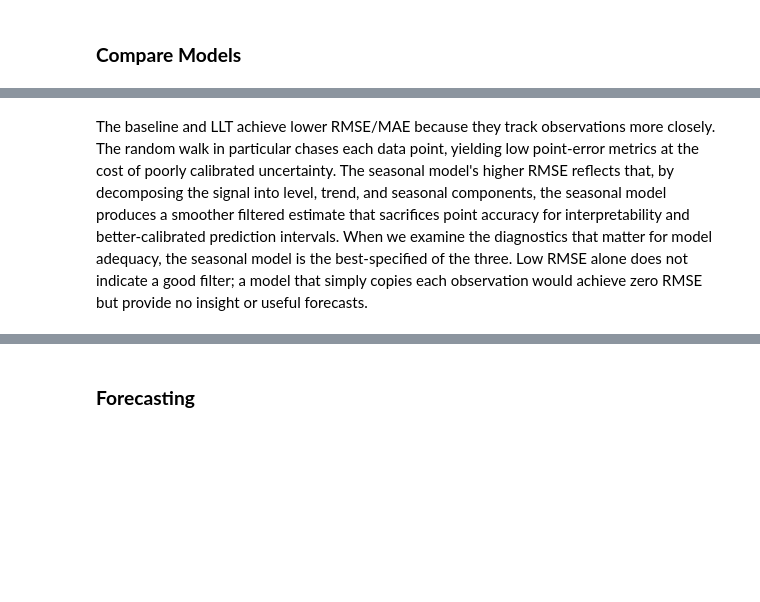
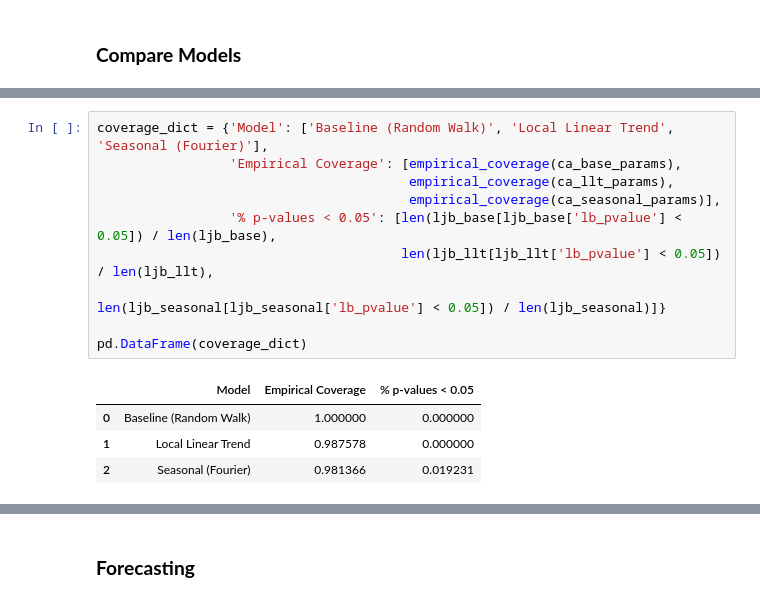
Before and after one commit to alexanderhperalta/kalman-filter, a Jupyter notebook: kalman_filter.ipynb, the cells around one changed output, grey strips where cells are left out. Cells and saved outputs as stored; diff of their text form; blank space fills up the shorter version.

```diff
--- a/kalman_filter.ipynb
+++ b/kalman_filter.ipynb
@@ -479,2 +471,15 @@ pd.DataFrame(comparison_rows)
-# %% [markdown]
-The baseline and LLT achieve lower RMSE/MAE because they track observations more closely. The random walk in particular chases each data point, yielding low point-error metrics at the cost of poorly calibrated uncertainty. The seasonal model's higher RMSE reflects that, by decomposing the signal into level, trend, and seasonal components, the seasonal model produces a smoother filtered estimate that sacrifices point accuracy for interpretability and better-calibrated prediction intervals. When we examine the diagnostics that matter for model adequacy, the seasonal model is the best-specified of the three. Low RMSE alone does not indicate a good filter; a model that simply copies each observation would achieve zero RMSE but provide no insight or useful forecasts.
+# %%
+coverage_dict = {'Model': ['Baseline (Random Walk)', 'Local Linear Trend', 'Seasonal (Fourier)'],
+                 'Empirical Coverage': [empirical_coverage(ca_base_params),
+                                        empirical_coverage(ca_llt_params),
+                                        empirical_coverage(ca_seasonal_params)],
+                 '% p-values < 0.05': [len(ljb_base[ljb_base['lb_pvalue'] < 0.05]) / len(ljb_base),
+                                       len(ljb_llt[ljb_llt['lb_pvalue'] < 0.05]) / len(ljb_llt),
+                                       len(ljb_seasonal[ljb_seasonal['lb_pvalue'] < 0.05]) / len(ljb_seasonal)]}
+
+pd.DataFrame(coverage_dict)
+# %% [output]
+|  | Model | Empirical Coverage | % p-values < 0.05 |
+| 0 | Baseline (Random Walk) | 1.000000 | 0.000000 |
+| 1 | Local Linear Trend | 0.987578 | 0.000000 |
+| 2 | Seasonal (Fourier) | 0.981366 | 0.019231 |
```
Also changed, not shown: parts of 22 cells of this notebook, 5 other files.
